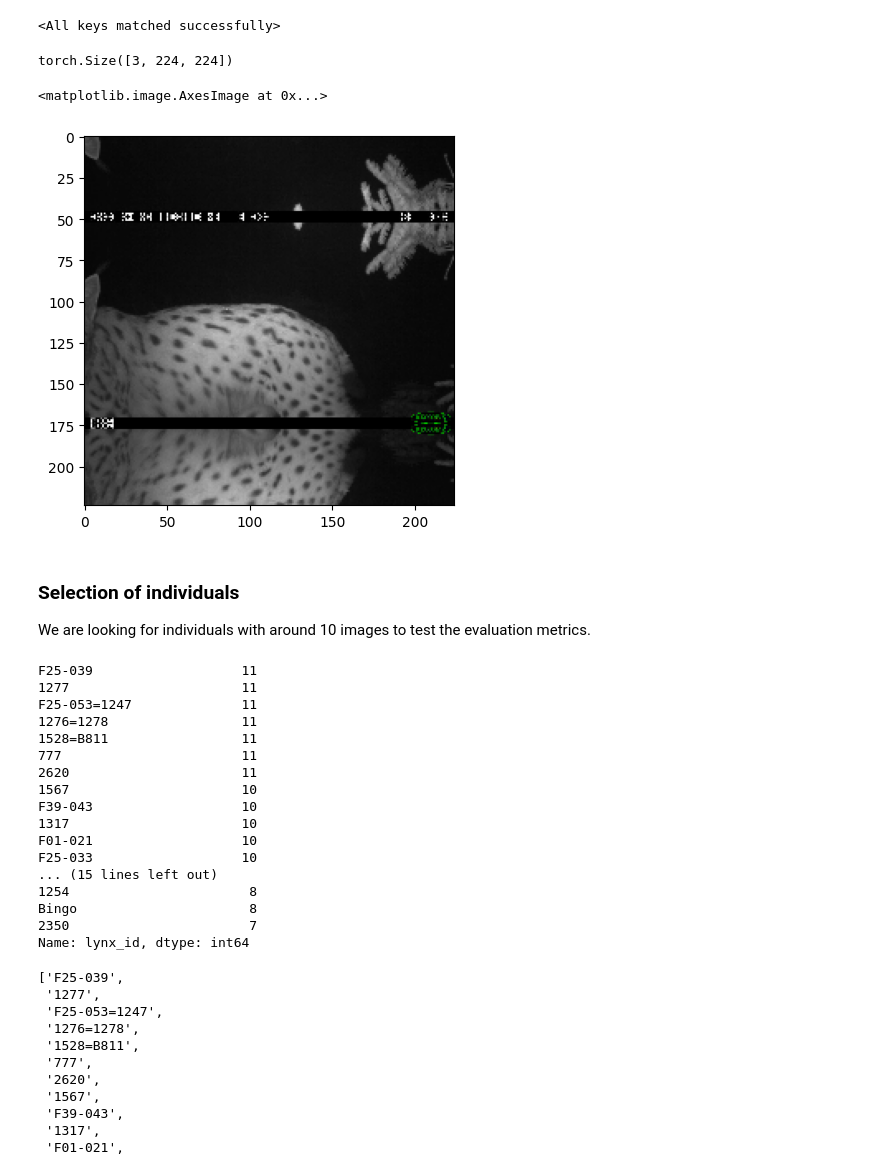
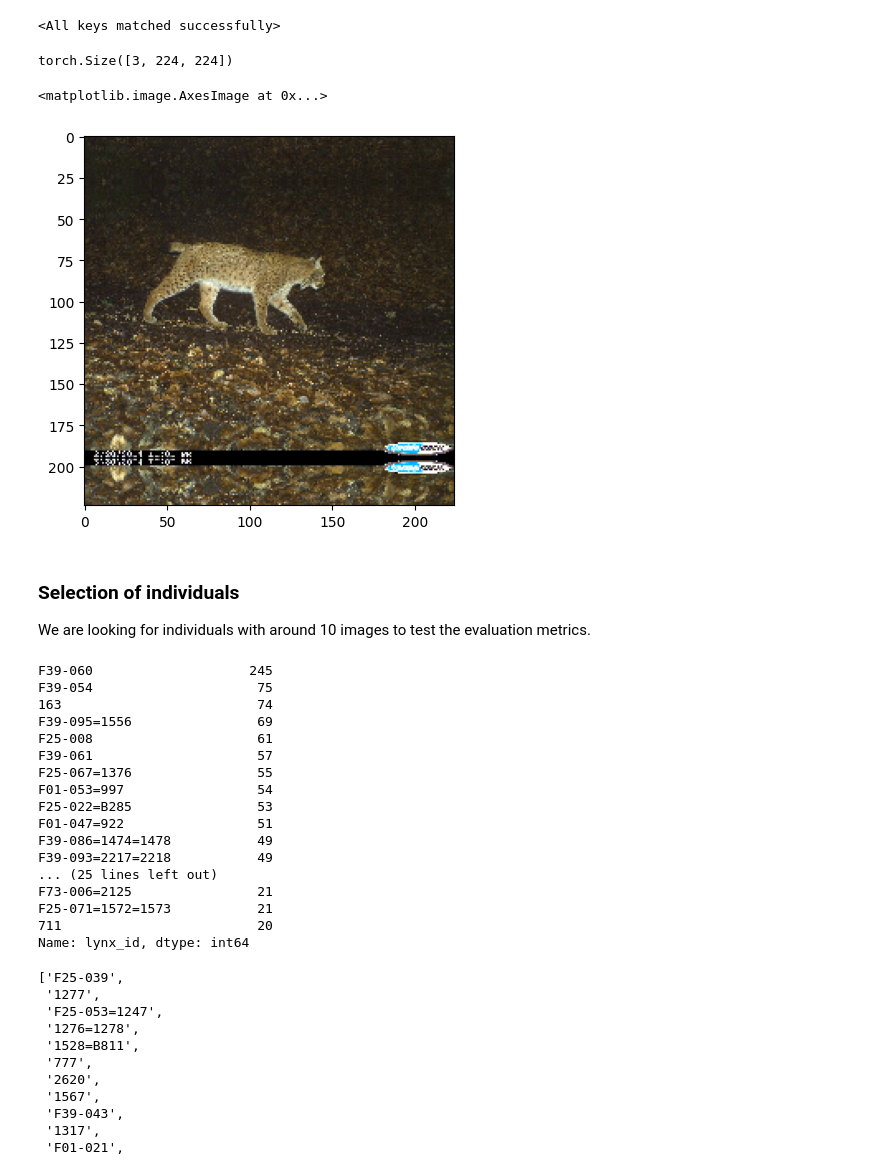
Before and after one commit to oliviergimenez/lynx-id, a Jupyter notebook: cluster.ipynb, the cells around one changed output. Drawn from its saved outputs; the diff is of its cells as text; code cells hidden in the pictures.

```diff
--- a/cluster.ipynb
+++ b/cluster.ipynb
@@ -66,37 +66,37 @@ lynxDataset = LynxDataset(dataset_csv=Path("/gpfsscratch/rech/ads/commun/dataset
                       mode='single',
                       device="auto")
 # %%
-img = lynxDataset[100][0]['image']
+img = lynxDataset[900][0]['image']
 print(img.shape)
 plt.imshow(img.permute(1, 2, 0))
 # %% [output]
 torch.Size([3, 224, 224])
 <matplotlib.image.AxesImage at 0x...>
-[figure, old version]
+[figure, new version]
 # %% [markdown]
 ### Selection of individuals
 
 We are looking for individuals with around 10 images to test the evaluation metrics.
 # %%
 lynx_id_counts = data['lynx_id'].value_counts()
-lynx_id_counts[70:100]
+lynx_id_counts[0:40]
 # %% [output]
-F25-039                   11
-1277                      11
-F25-053=1247              11
-1276=1278                 11
-1528=B811                 11
-777                       11
-2620                      11
-1567                      10
-F39-043                   10
-1317                      10
-F01-021                   10
-F25-033                   10
-... (15 lines left out)
-1254                       8
-Bingo                      8
-2350                       7
+F39-060                    245
+F39-054                     75
+163                         74
+F39-095=1556                69
+F25-008                     61
+F39-061                     57
+F25-067=1376                55
+F01-053=997                 54
+F25-022=B285                53
+F01-047=922                 51
+F39-086=1474=1478           49
+F39-093=2217=2218           49
+... (25 lines left out)
+F73-006=2125                21
+F25-071=1572=1573           21
+711                         20
 Name: lynx_id, dtype: int64
 # %%
 lynx_id_counts[70:100].index.tolist()
```
Also changed, not shown: parts of 25 cells of this notebook, 3 other files.
